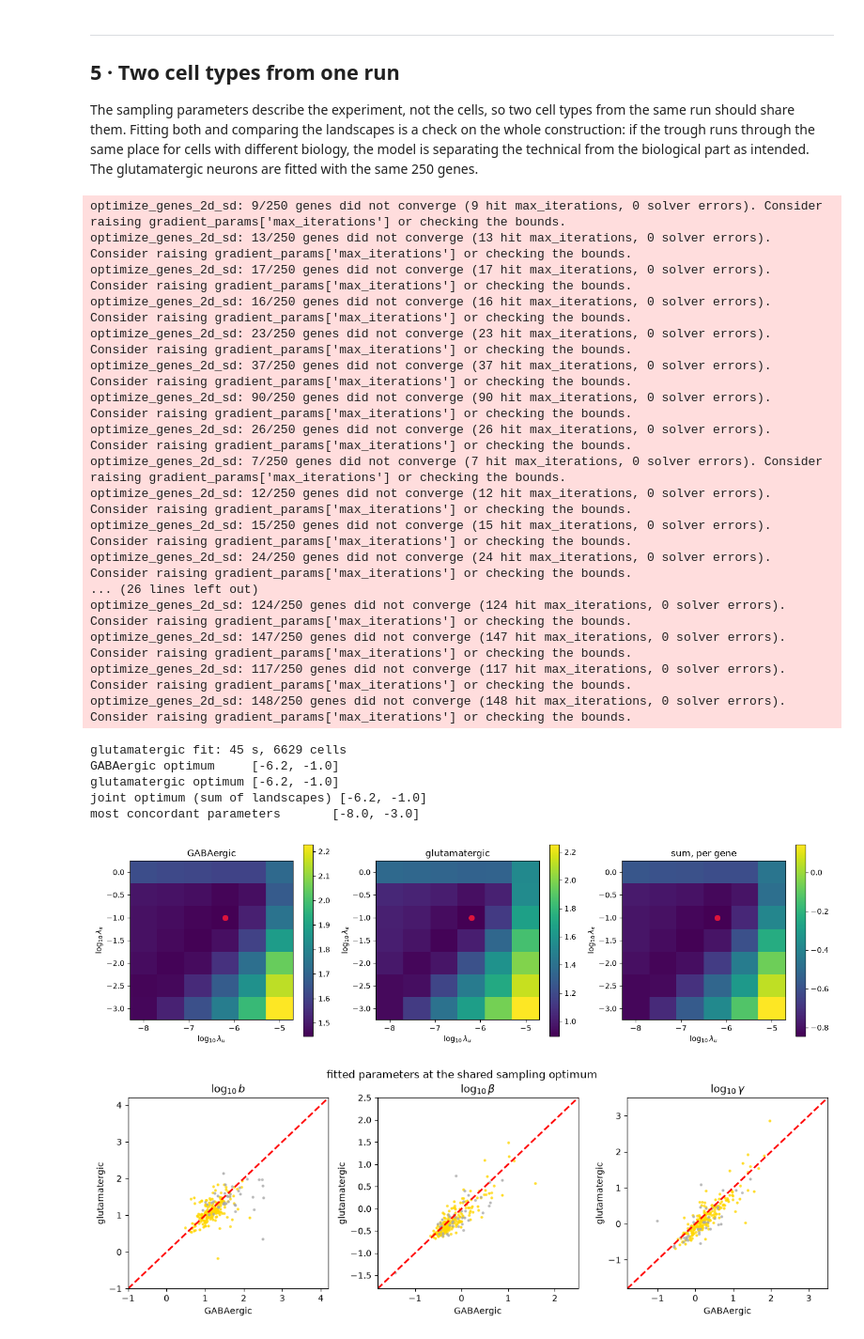
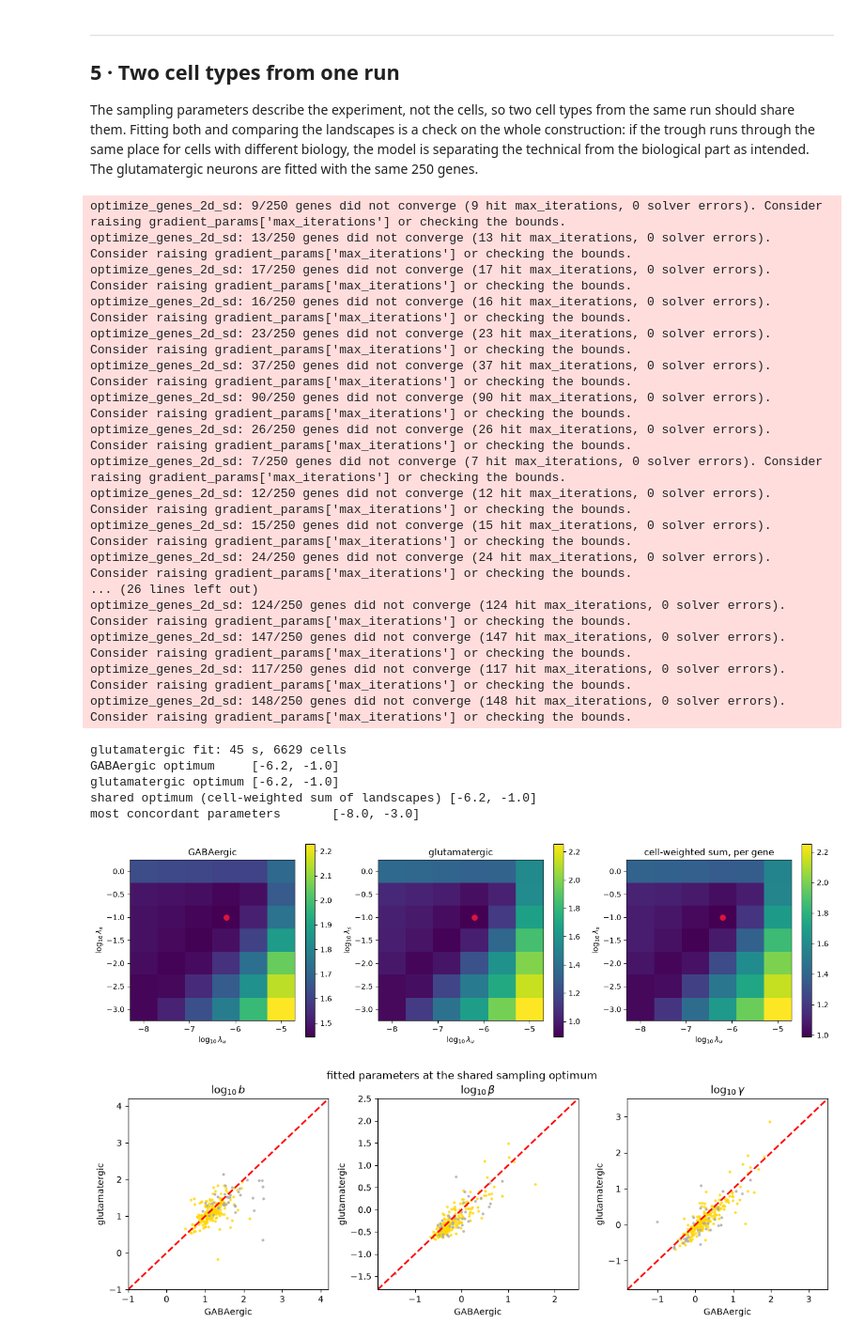
Before and after one commit to pachterlab/monod, a Jupyter notebook: demos/sequencing_noise.ipynb, the cells around one changed output. Shown at 94% size. Drawn from its saved outputs; the diff is of its cells as text; code cells hidden in the pictures.

```diff
--- a/demos/sequencing_noise.ipynb
+++ b/demos/sequencing_noise.ipynb
@@ -354,47 +354,50 @@ sr_glu = search_result_from_uns(glu.uns['search_result'])
 assert list(glu.var_names) == genes
 
 L_glu = np.asarray(sr_glu.obj_func).reshape(ip.gridsize)
-joint = L / len(genes) + L_glu / len(genes)
-k_joint = int(joint.argmin())
 print(f'GABAergic optimum     {np.round(sr_gaba.samp_optimum, 2).tolist()}')
 print(f'glutamatergic optimum {np.round(sr_glu.samp_optimum, 2).tolist()}')
-print(f'joint optimum (sum of landscapes) {np.round(grid[k_joint], 2).tolist()}')
+# One point for both: the minimum of the cell-weighted sum of the two landscapes (the joint
+# likelihood).  It is set on both results, and find_sampling_optimum keeps it from now on.
+shared = find_shared_sampling_optimum([sr_gaba, sr_glu])
+k_joint = int(sr_gaba.samp_optimum_ind)
+joint = (sr_gaba.n_cells * L + sr_glu.n_cells * L_glu) / (sr_gaba.n_cells + sr_glu.n_cells)
+print(f'shared optimum (cell-weighted sum of landscapes) {np.round(shared, 2).tolist()}')
 k_conc = analysis.find_most_concordant_samp(sr_gaba, sr_glu)     # sets both results to that point
 print(f'most concordant parameters       {np.round(k_conc, 2).tolist()}')
 
 fig, ax = plt.subplots(1, 3, figsize=(14, 4))
 sr_gaba.set_sampling_optimum(int(L.argmin())); sr_glu.set_sampling_optimum(int(L_glu.argmin()))
 sr_gaba.plot_landscape(ax[0], colorbar=True); ax[0].set_title('GABAergic')
 sr_glu.plot_landscape(ax[1], colorbar=True); ax[1].set_title('glutamatergic')
 im = ax[2].imshow(np.log10(np.flipud(joint.T)), extent=ax[0].images[0].get_extent()); plt.colorbar(im, ax=ax[2])
-ax[2].scatter(*grid[k_joint], c='crimson', s=50); ax[2].set_title('sum, per gene')
+ax[2].scatter(*grid[k_joint], c='crimson', s=50); ax[2].set_title('cell-weighted sum, per gene')
 for a in ax:
     a.set_xlabel(r'$\log_{10}\lambda_u$'); a.set_ylabel(r'$\log_{10}\lambda_s$')
 plt.tight_layout(); plt.savefig('figures/sequencing_noise_two_celltypes.png', dpi=130); plt.show()
 # %% [output]
 optimize_genes_2d_sd: 9/250 genes did not converge (9 hit max_iterations, 0 solver errors). Consider raising gradient_params['max_iterations'] or checking the bounds.
 optimize_genes_2d_sd: 13/250 genes did not converge (13 hit max_iterations, 0 solver errors). Consider raising gradient_params['max_iterations'] or checking the bounds.
 optimize_genes_2d_sd: 17/250 genes did not converge (17 hit max_iterations, 0 solver errors). Consider raising gradient_params['max_iterations'] or checking the bounds.
 optimize_genes_2d_sd: 16/250 genes did not converge (16 hit max_iterations, 0 solver errors). Consider raising gradient_params['max_iterations'] or checking the bounds.
 optimize_genes_2d_sd: 23/250 genes did not converge (23 hit max_iterations, 0 solver errors). Consider raising gradient_params['max_iterations'] or checking the bounds.
 optimize_genes_2d_sd: 37/250 genes did not converge (37 hit max_iterations, 0 solver errors). Consider raising gradient_params['max_iterations'] or checking the bounds.
 optimize_genes_2d_sd: 90/250 genes did not converge (90 hit max_iterations, 0 solver errors). Consider raising gradient_params['max_iterations'] or checking the bounds.
 optimize_genes_2d_sd: 26/250 genes did not converge (26 hit max_iterations, 0 solver errors). Consider raising gradient_params['max_iterations'] or checking the bounds.
 optimize_genes_2d_sd: 7/250 genes did not converge (7 hit max_iterations, 0 solver errors). Consider raising gradient_params['max_iterations'] or checking the bounds.
 optimize_genes_2d_sd: 12/250 genes did not converge (12 hit max_iterations, 0 solver errors). Consider raising gradient_params['max_iterations'] or checking the bounds.
 optimize_genes_2d_sd: 15/250 genes did not converge (15 hit max_iterations, 0 solver errors). Consider raising gradient_params['max_iterations'] or checking the bounds.
 optimize_genes_2d_sd: 24/250 genes did not converge (24 hit max_iterations, 0 solver errors). Consider raising gradient_params['max_iterations'] or checking the bounds.
 ... (26 lines left out)
 optimize_genes_2d_sd: 124/250 genes did not converge (124 hit max_iterations, 0 solver errors). Consider raising gradient_params['max_iterations'] or checking the bounds.
 optimize_genes_2d_sd: 147/250 genes did not converge (147 hit max_iterations, 0 solver errors). Consider raising gradient_params['max_iterations'] or checking the bounds.
 optimize_genes_2d_sd: 117/250 genes did not converge (117 hit max_iterations, 0 solver errors). Consider raising gradient_params['max_iterations'] or checking the bounds.
 optimize_genes_2d_sd: 148/250 genes did not converge (148 hit max_iterations, 0 solver errors). Consider raising gradient_params['max_iterations'] or checking the bounds.
 glutamatergic fit: 45 s, 6629 cells
 GABAergic optimum     [-6.2, -1.0]
 glutamatergic optimum [-6.2, -1.0]
-joint optimum (sum of landscapes) [-6.2, -1.0]
+shared optimum (cell-weighted sum of landscapes) [-6.2, -1.0]
 most concordant parameters       [-8.0, -3.0]
-[figure, old version]
+[figure, new version]
 # %%
 # Parameters of the two cell types at the shared optimum.
 sr_gaba.set_sampling_optimum(k_joint); sr_glu.set_sampling_optimum(k_joint)
```
Also changed, not shown: parts of 2 cells of this notebook, 5 other files.
